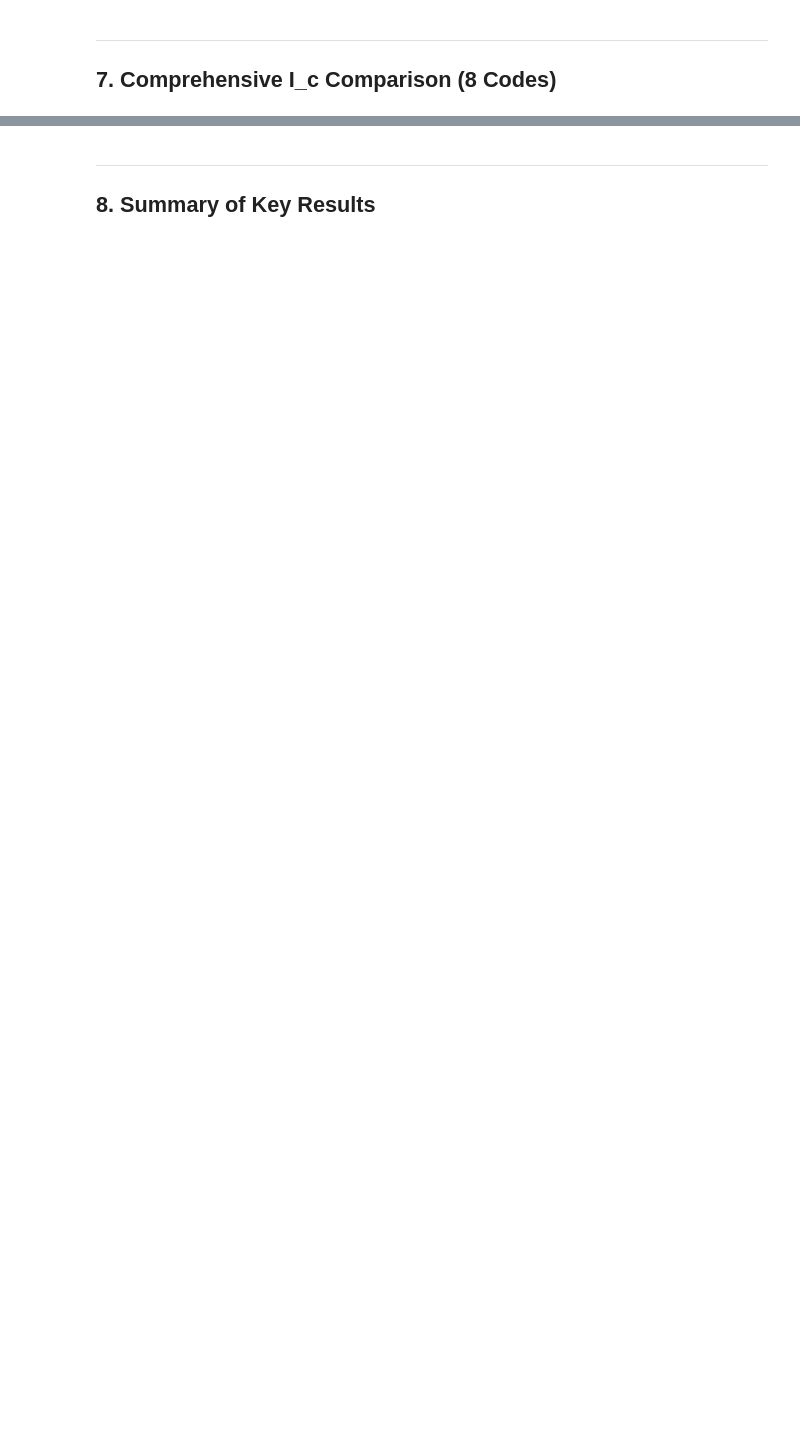
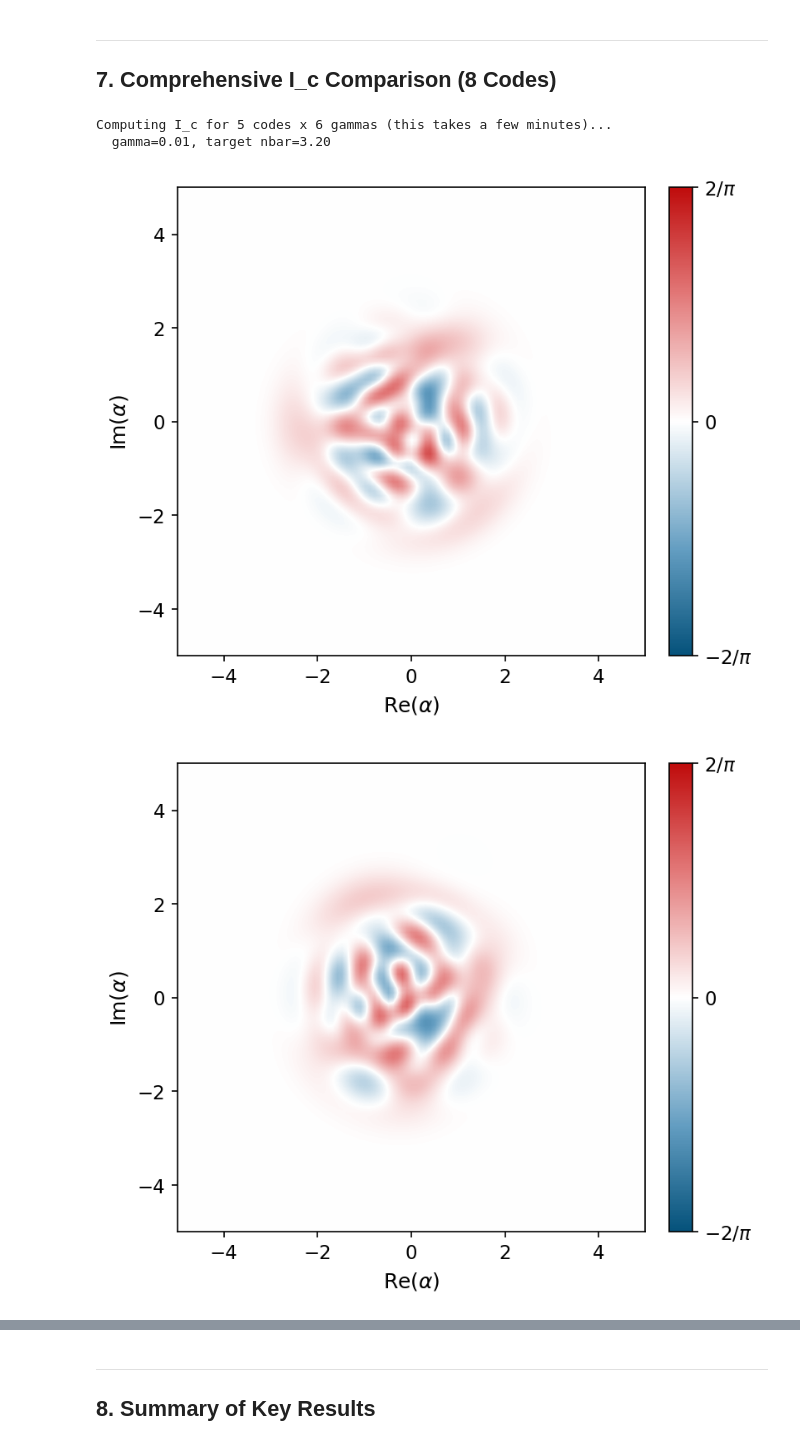
Before and after one commit to connorblake1/coherax, a Jupyter notebook: aggregated_results.ipynb, the cells around one changed output, grey strips where cells are left out. Drawn from its saved outputs; the diff is of its cells as text; code cells hidden in the pictures; blank space fills up the shorter version.

```diff
--- a/aggregated_results.ipynb
+++ b/aggregated_results.ipynb
@@ -1071,11 +924,10 @@ gammas_ic = np.array([0.01, 0.05, 0.10, 0.15, 0.20, 0.30])
 nbar_targets = ic_stored['nbar_targets']
 
 # Construct all 8 codes and compute I_c at each gamma
-code_names = ['Hex GKP', 'Square GKP', 'Floating', 'Singh Gauss', 'Singh Binom',
-              'Binomial', '4-leg cat', '2-leg cat']
+code_names = ['Hex GKP (coherent superposition)', 'Square GKP (coherent superposition)', 'Floating (optimized)', 'Displaced-Squeezed Gaussian Envelope', 'Displaced Squeezed Binomial Envelope']
 Ic_all = np.zeros((8, len(gammas_ic)))
 
-print('Computing I_c for 8 codes x 6 gammas (this takes a few minutes)...')
+print('Computing I_c for 5 codes x 6 gammas (this takes a few minutes)...')
 for j, gam in enumerate(gammas_ic):
     gam = float(gam)
     nbar = float(nbar_targets[j])
@@ -1099,6 +951,11 @@ for j, gam in enumerate(gammas_ic):
     ds1 = jnp.array(fb_vac[f'nc10_g{gs}_ds1'])
     Ic_all[2, j] = coherent_info_from_coherent_kets(
         CoherentKet(cs0, ds0), CoherentKet(cs1, ds1), gam, loss_rank=15)
+
+    dq.plot.wigner(CoherentKet(cs0, ds0).to_fock_basis())
+    plt.show()
+    dq.plot.wigner(CoherentKet(cs1, ds1).to_fock_basis())
+    plt.show()
 
     # 3: Singh Gaussian GKP — Fock-basis construction
     delta_singh = find_gkp_delta_for_nbar(nbar, lattice="hex")  # match nbar via hex delta
@@ -1121,36 +978,41 @@ for j, gam in enumerate(gammas_ic):
     Ic_all[6, j] = coherent_info_from_coherent_kets(l0_c4, l1_c4, gam, loss_rank=15)
 
     # 7: 2-leg cat
     alpha2 = find_cat_alpha_for_nbar(nbar, legs=2)
     l0_c2, l1_c2 = cat_2leg(alpha2)
     Ic_all[7, j] = coherent_info_from_coherent_kets(l0_c2, l1_c2, gam, loss_rank=15)
 
 # Table
 print('\nCoherent Information Under Pure Loss (8 Codes) — RECOMPUTED')
 print('=' * 100)
 header = f'{"Code":<18s}'
 for g_val in gammas_ic:
     header += f'{g_val:>10.2f}'
 print(header)
 print('-' * 100)
-styles = ['g^-', 'gs--', 'ko-', 'c>-', 'c<--', 'bs-', 'rD-', 'mv-']
+styles = ['g^-', 'gs--', 'ko-', 'c>-', 'c<--']# 'bs-', 'rD-', 'mv-']
 for i, name in enumerate(code_names):
     row = f'{name:<18s}'
     for v in Ic_all[i]:
         row += f'{v:>10.4f}'
     print(row)
 
 # Plot
 fig, ax = plt.subplots(figsize=(8, 5.5))
 for i, (name, style) in enumerate(zip(code_names, styles)):
     ax.plot(gammas_ic, Ic_all[i], style, label=name, markersize=6)
-ax.set_xlabel('Loss rate $\\gamma$')
-ax.set_ylabel('Coherent information $I_c$ (qubits)')
-ax.set_title('Coherent Information: 8 Bosonic Codes Under Pure Loss')
-ax.legend(loc='lower left', fontsize=8, ncol=2)
+ax.set_xlabel('Loss rate $\\gamma$',fontsize=14)
+ax.set_ylabel('Coherent information $I_c$ (qubits)',fontsize=14)
+ax.set_title('Coherent Information: 5 Bosonic Codes Under Pure Loss')
+ax.legend(loc='lower left', fontsize=9, ncol=2)
 ax.grid(True, alpha=0.3)
-ax.set_ylim([-0.05, 1.05])
+ax.set_ylim([0.5, 1.05])
 plt.tight_layout()
 plt.savefig(f'{FIGS}/fig_aggregated_Ic.pdf',
             bbox_inches='tight', dpi=150)
 plt.show()
+# %% [output]
+Computing I_c for 5 codes x 6 gammas (this takes a few minutes)...
+  gamma=0.01, target nbar=3.20
+[figure, added]
+[figure, added]
```
Also changed, not shown: parts of 23 cells of this notebook, 5 other files.
